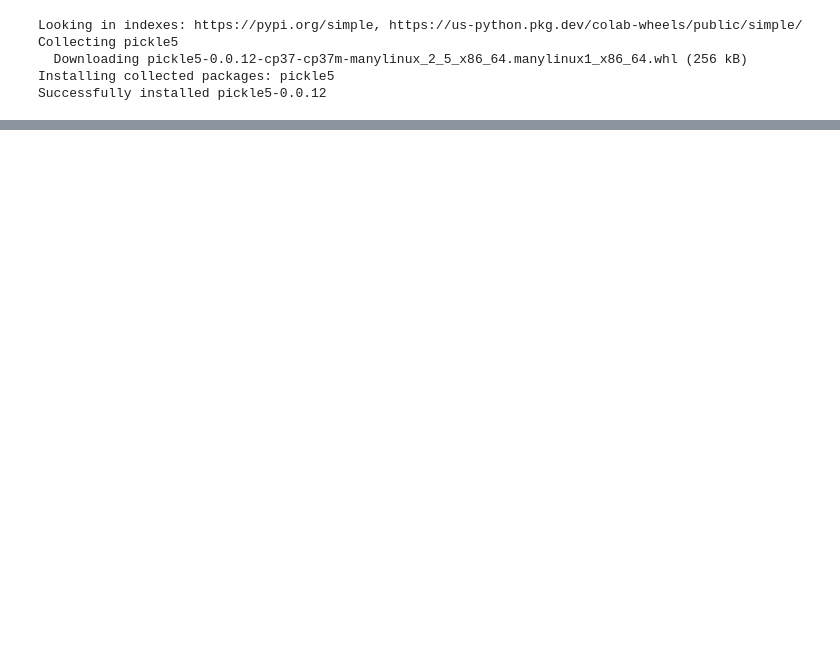
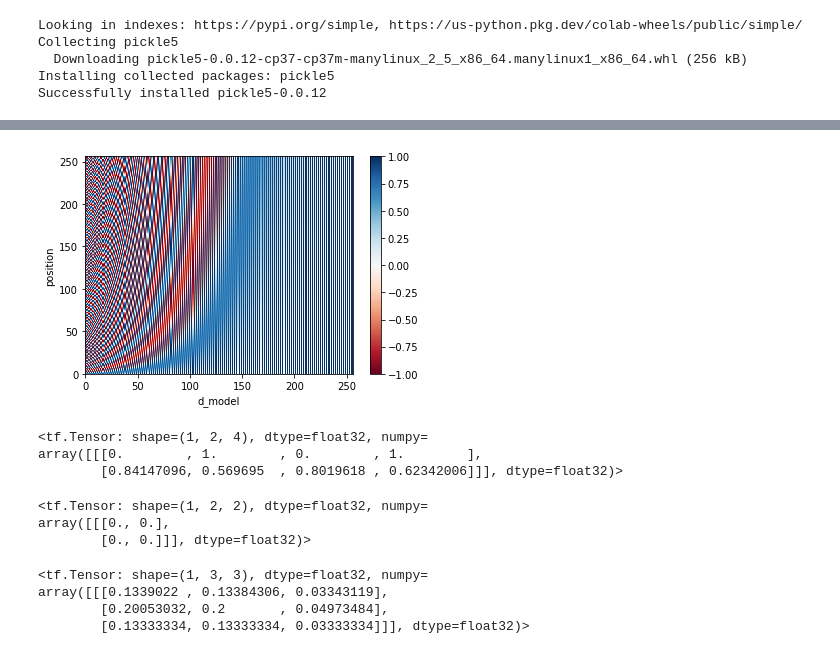
Before and after one commit to nirkoren1/Chord_Transformer, a Jupyter notebook: transformer.ipynb, the cells around one changed output, grey strips where cells are left out. Saved outputs shown, nothing was run; the diff lists cells and outputs as text; code cells hidden in the pictures; blank space fills up the shorter version.

```diff
--- a/transformer.ipynb
+++ b/transformer.ipynb
@@ -58,0 +102,65 @@ print(tokenize([example]))
+# %%
+d_model = 256
+max_sample_size = 256
+def position_encoding(pos, i, embedding_size):
+    if i % 2 == 0:
+        return np.sin(pos / (10000 ** (2 * (i // 2) / embedding_size)))
+    return np.cos(pos / (10000 ** (2 * (i // 2) / embedding_size)))
+positional_matrix = tf.convert_to_tensor([[position_encoding(i, j, d_model) for j in range(d_model)] for i in range(max_sample_size)], dtype=tf.float32)
+plt.pcolormesh(positional_matrix, cmap='RdBu')
+plt.ylabel('position')
+plt.xlabel('d_model')
+plt.colorbar()
+plt.show()
+# %% [output]
+[figure, added]
+# %%
+def add_positional_embedding(batch):
+  postion_embedding_sliced = positional_matrix[:batch.shape[-2], :batch.shape[-1]]
+  out = []
+  for sample in batch:
+    out.append(tf.add(sample, postion_embedding_sliced))
+  return tf.convert_to_tensor(out)
+example = [[0, 0, 0, 0],
+           [0, 0, 0, 0]]
+example = tf.convert_to_tensor([example], dtype=tf.float32)
+add_positional_embedding(example)
+# %% [output]
+<tf.Tensor: shape=(1, 2, 4), dtype=float32, numpy=
+array([[[0.        , 1.        , 0.        , 1.        ],
+        [0.84147096, 0.569695  , 0.8019618 , 0.62342006]]], dtype=float32)>
+# %%
+def look_ahead_mask(batch):
+  mask = [[[0. if i >= j else 1 for j in range(batch.shape[2])] for i in range(batch.shape[1])] for k in range(batch.shape[0])]
+  mask = tf.convert_to_tensor(mask, dtype=tf.float32)
+  return mask[:, :, :batch.shape[1]:]
+
+def padding_mask(batch):
+  mask = tf.cast(tf.math.equal(batch, 0), tf.float32)
+  return mask[:, :, :batch.shape[1]:]
+
+look_ahead_mask(example)
+padding_mask(example)
+# %% [output]
+<tf.Tensor: shape=(1, 2, 2), dtype=float32, numpy=
+array([[[0., 0.],
+        [0., 0.]]], dtype=float32)>
+# %%
+def attention_head(q, k, v, dk, mask):
+  QK = tf.linalg.matmul(q, k, transpose_b=True)
+  QK = tf.scalar_mul(1 / np.sqrt(dk), QK)
+  QK += mask * -1e9
+  QK = tf.nn.softmax(QK, axis=-1)
+  QKV = tf.linalg.matmul(QK, v)
+  return QKV
+
+example = [[[0.1, 0.2, 0.1],
+            [0.3, 0.2, 0],
+            [0, 0, 0]]]
+example = tf.convert_to_tensor(example, dtype=tf.float32)
+attention_head(example, example, example, 256 / 8, padding_mask(example))
+# %% [output]
+<tf.Tensor: shape=(1, 3, 3), dtype=float32, numpy=
+array([[[0.1339022 , 0.13384306, 0.03343119],
+        [0.20053032, 0.2       , 0.04973484],
+        [0.13333334, 0.13333334, 0.03333334]]], dtype=float32)>
```
Also changed, not shown: parts of 7 cells of this notebook.
